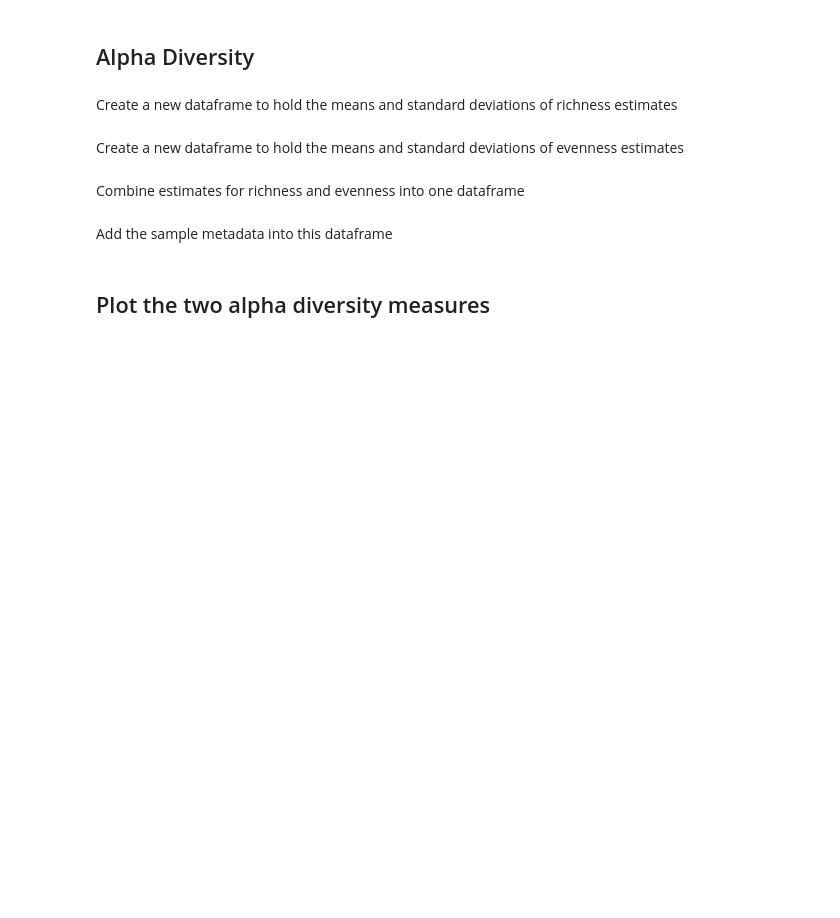
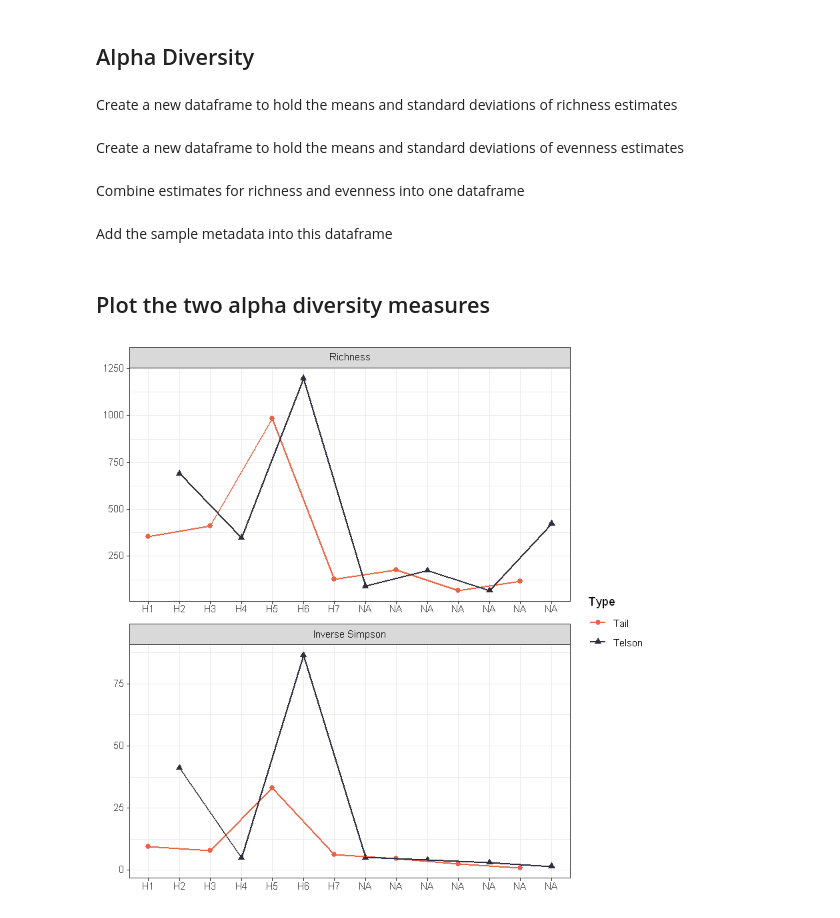
Before and after one commit to HaleyGrimason/Phyloseq, a Jupyter notebook: Phyloseq.ipynb, the cells around one changed output. Saved outputs shown, nothing was run; the diff lists cells and outputs as text; code cells hidden in the pictures; blank space fills up the shorter version.

```diff
--- a/Phyloseq.ipynb
+++ b/Phyloseq.ipynb
@@ -201,14 +257,17 @@ alphadiv <- merge(alpha, s, by = "Sample")
 # %%
 ggplot(alphadiv, aes(x = Sample, y = mean, color = Type, group = Type, shape = Type)) +
   geom_point(size = 2) +
   geom_line(size = 0.8) +
   facet_wrap(~measure, ncol = 1, scales = "free") +
   scale_color_manual(values = c("#E96446", "#302F3D", "#87CEFA")) +
   scale_x_discrete(
-    breaks = c("7/8", "8/4", "9/2", "10/6"),
+
+    labels = c("H1","H2","H3","H4","H5","H6","H7"),
     drop = FALSE
   ) +
   theme(
     axis.title.x = element_blank(),
     axis.title.y = element_blank()
   )
+# %% [output]
+[figure, added]
```
Also changed, not shown: parts of 13 cells of this notebook.
